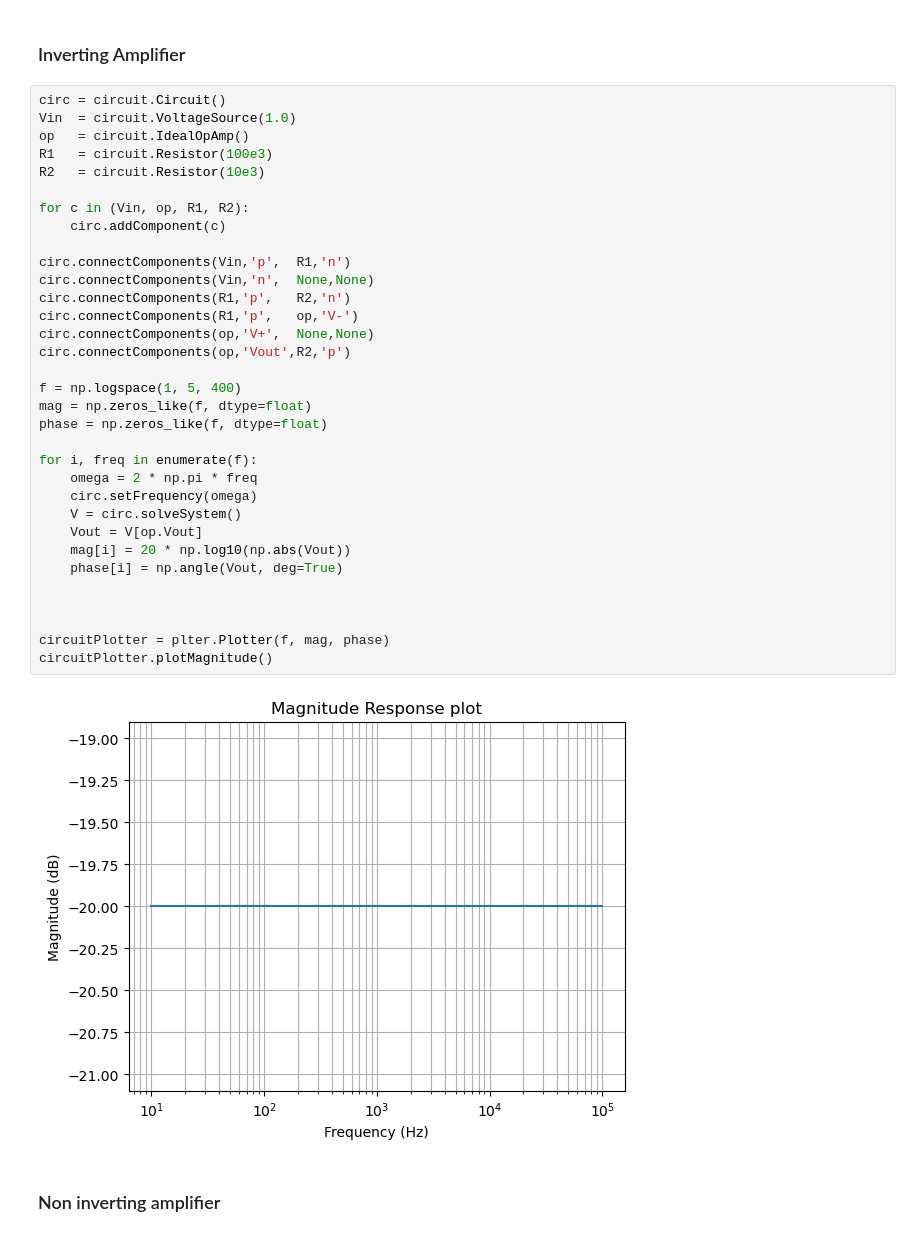
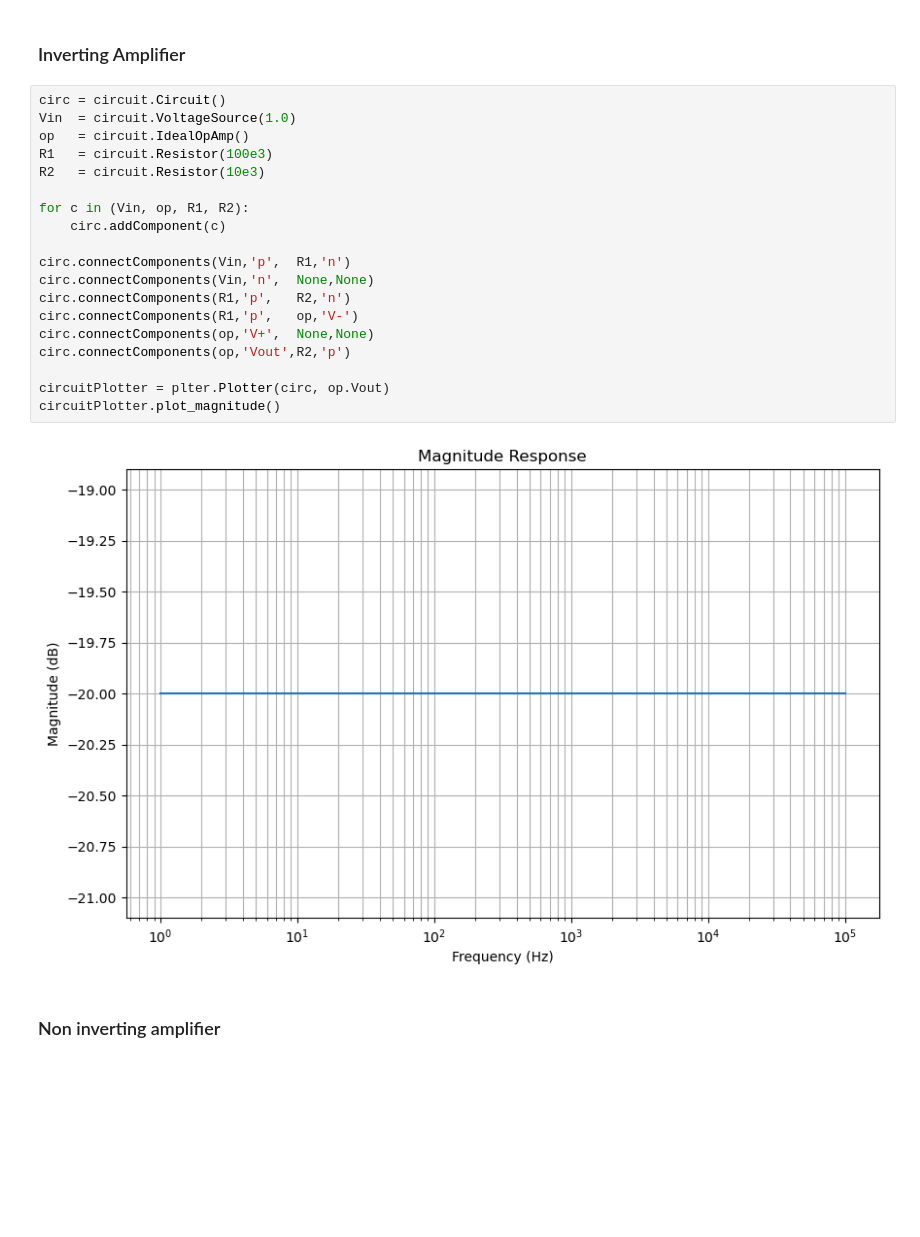
Before and after one commit to s-n-sharma/analog, a Jupyter notebook: src/circuit/circuitTest.ipynb, the cells around one changed output. Saved outputs shown, nothing was run; the diff lists cells and outputs as text; blank space fills up the shorter version.

Commit message:
functional circuits

```diff
--- a/src/circuit/circuitTest.ipynb
+++ b/src/circuit/circuitTest.ipynb
@@ -7,38 +7,24 @@ import numpy as np
 # %%
 circ = circuit.Circuit()
 Vin  = circuit.VoltageSource(1.0)
 op   = circuit.IdealOpAmp()
 R1   = circuit.Resistor(100e3)
 R2   = circuit.Resistor(10e3)
 
 for c in (Vin, op, R1, R2):
     circ.addComponent(c)
 
 circ.connectComponents(Vin,'p',  R1,'n')
 circ.connectComponents(Vin,'n',  None,None)
 circ.connectComponents(R1,'p',   R2,'n')
 circ.connectComponents(R1,'p',   op,'V-')
 circ.connectComponents(op,'V+',  None,None)
 circ.connectComponents(op,'Vout',R2,'p')
 
-f = np.logspace(1, 5, 400)
-mag = np.zeros_like(f, dtype=float)
-phase = np.zeros_like(f, dtype=float)
-
-for i, freq in enumerate(f):
-    omega = 2 * np.pi * freq
-    circ.setFrequency(omega)
-    V = circ.solveSystem()
-    Vout = V[op.Vout]
-    mag[i] = 20 * np.log10(np.abs(Vout))
-    phase[i] = np.angle(Vout, deg=True)
-
-
-
-circuitPlotter = plter.Plotter(f, mag, phase)
-circuitPlotter.plotMagnitude()
+circuitPlotter = plter.Plotter(circ, op.Vout)
+circuitPlotter.plot_magnitude()
 # %% [output]
-[figure, old version]
+[figure, new version]
 # %% [markdown]
 ### Non inverting amplifier
 # %%
```
Also changed, not shown: parts of 8 cells of this notebook, 17 other files.
